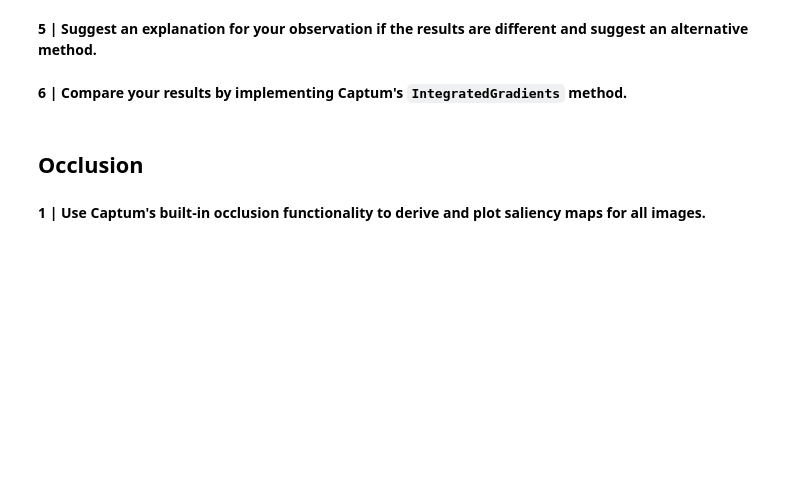
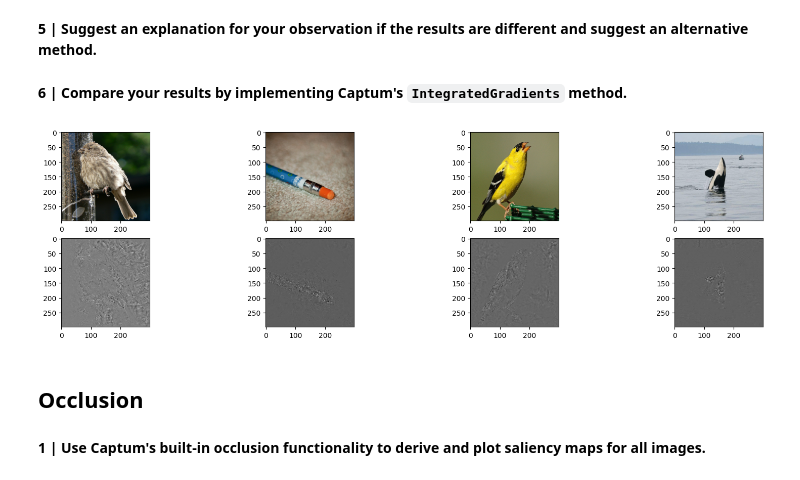
Before and after one commit to dave1b/TSM_AdvDeLearn, a Jupyter notebook: 09_week/xai_02.ipynb, the cells around one changed output. Cells and saved outputs as stored; diff of their text form; code cells hidden in the pictures; blank space fills up the shorter version.

```diff
--- a/09_week/xai_02.ipynb
+++ b/09_week/xai_02.ipynb
@@ -151,3 +168,29 @@ for i, image in enumerate(images):
+# %%
+# Initialize Integrated Gradients
+ig = IntegratedGradients(model)
+
+# Plot Integrated Gradients reults from Captum library for all images
+fig, axs = plt.subplots(2, images.shape[0], figsize=(5 * images.shape[0], 5))
+for i, image in enumerate(images):
+    # Convert your numpy image to a PyTorch tensor of shape (1, C, H, W)
+    input_tensor = torch.tensor(image).permute(2, 0, 1).unsqueeze(0).float()
+
+    # The target class label for the corresponding image
+    target_class = int(labels[i])
+
+    # Compute the saliency map using Integrated Gradients
+    attributions = ig.attribute(input_tensor, target=target_class)
+
+    # Convert the attributions to a numpy array and average over color channels if necessary
+    saliency_map = attributions.squeeze().cpu().detach().numpy().mean(axis=0)
+
+    # Plot the original image and the saliency map
+    axs[0, i].imshow(utils.normalize(image))
+    axs[1, i].imshow(utils.normalize(saliency_map), cmap="gray", alpha=1)
+
+plt.show()
+# %% [output]
+[figure, added]
 # %% [markdown]
 ## Occlusion
 # %% [markdown]
```
Also changed, not shown: parts of 13 cells of this notebook, 2 other files.
